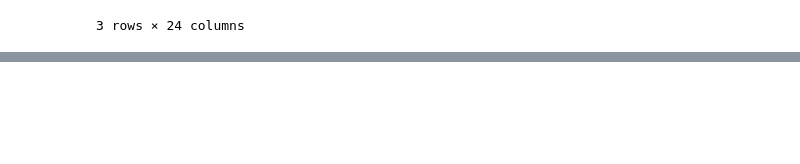
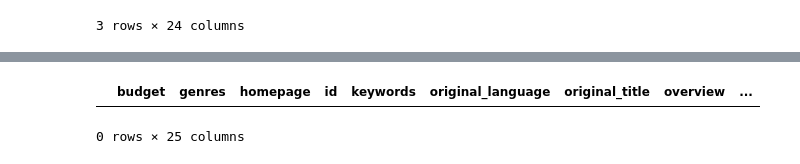
Before and after one commit to AkinoriKt/DS, a Jupyter notebook: work/notebooks/lecture/matplotlib/exercise.ipynb, the cells around one changed output, grey strips where cells are left out. Saved outputs shown, nothing was run; the diff lists cells and outputs as text; code cells hidden in the pictures; blank space fills up the shorter version.

```diff
--- a/work/notebooks/lecture/matplotlib/exercise.ipynb
+++ b/work/notebooks/lecture/matplotlib/exercise.ipynb
@@ -50,0 +59,3 @@ df.describe()
+# %%
+df['year'] = df['release_date'].apply(lambda x: x[:4])
+df['year']
@@ -50,0 +189,5 @@ df.describe()
+# %%
+df[df['revenue'].isna()]
+# %% [output]
+|  | budget | genres | homepage | id | keywords | original_language | original_title | overview | ... |
+0 rows × 25 columns
```
Also changed, not shown: parts of 15 cells of this notebook.
